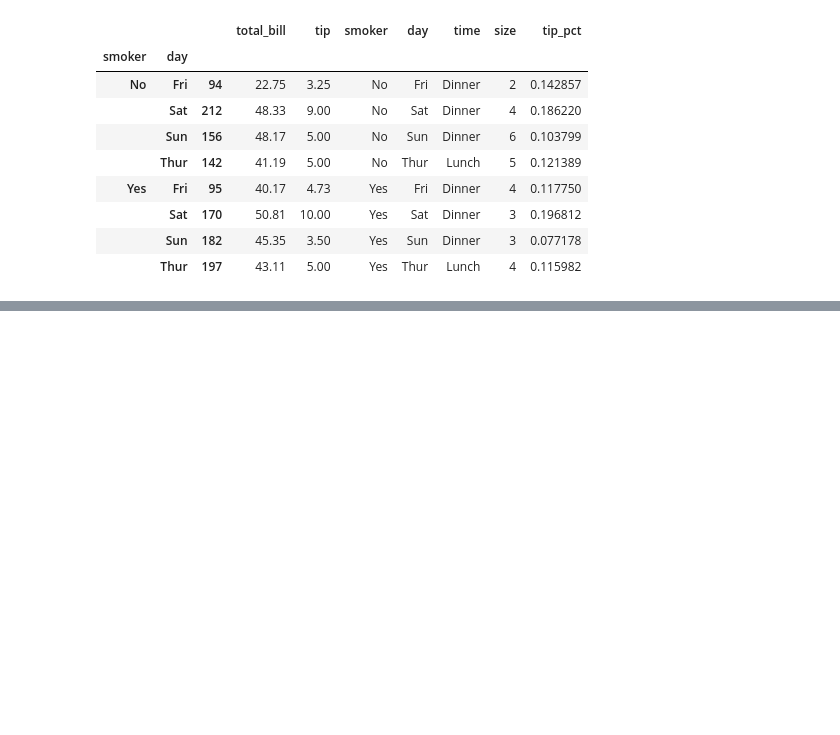
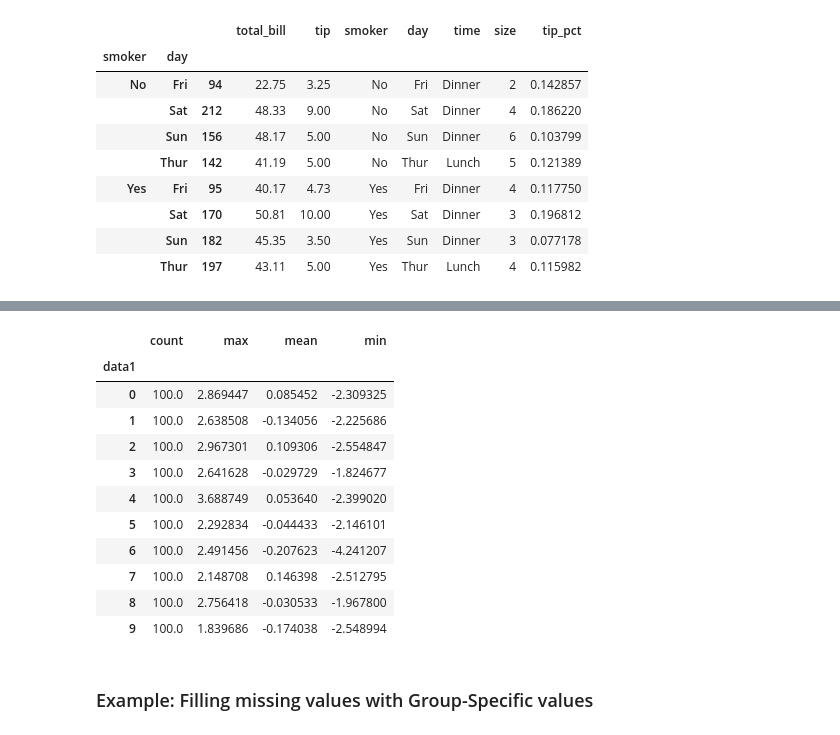
Before and after one commit to indrajeet007/Python-Data-Analysis-Notes, a Jupyter notebook: notebooks/Data Aggregation and Group Operations.ipynb, the cells around one changed output, grey strips where cells are left out. Cells and saved outputs as stored; diff of their text form; code cells hidden in the pictures; blank space fills up the shorter version.

```diff
--- a/notebooks/Data Aggregation and Group Operations.ipynb
+++ b/notebooks/Data Aggregation and Group Operations.ipynb
@@ -596,0 +656,4 @@ tips.groupby(['smoker', 'day']).apply(top, n=1, column='total_bill')
+# %%
+frame = pd.DataFrame({'data1': np.random.randn(1000),
+                      'data2': np.random.randn(1000)})
+quartiles = pd.cut(frame.data1, 4)
@@ -596,0 +675,8 @@ tips.groupby(['smoker', 'day']).apply(top, n=1, column='total_bill')
+# %%
+# the categorical object returned by cut can be passed to groupby
+# compute a set of stats for data2 column:
+def get_stats(group):
+    return {'min': group.min(),
+            'max': group.max(),
+            'count': group.count(),
+            'mean': group.mean()}
@@ -596,0 +697,21 @@ tips.groupby(['smoker', 'day']).apply(top, n=1, column='total_bill')
+# %%
+# to return quantile numbers
+grouping = pd.qcut(frame.data1, 10, labels=False)
+# %%
+grouped = frame.data2.groupby(grouping)
+grouped.apply(get_stats).unstack()
+# %% [output]
+|  | count | max | mean | min |
+| data1 |  |  |  |  |
+| 0 | 100.0 | 2.869447 | 0.085452 | -2.309325 |
+| 1 | 100.0 | 2.638508 | -0.134056 | -2.225686 |
+| 2 | 100.0 | 2.967301 | 0.109306 | -2.554847 |
+| 3 | 100.0 | 2.641628 | -0.029729 | -1.824677 |
+| 4 | 100.0 | 3.688749 | 0.053640 | -2.399020 |
+| 5 | 100.0 | 2.292834 | -0.044433 | -2.146101 |
+| 6 | 100.0 | 2.491456 | -0.207623 | -4.241207 |
+| 7 | 100.0 | 2.148708 | 0.146398 | -2.512795 |
+| 8 | 100.0 | 2.756418 | -0.030533 | -1.967800 |
+| 9 | 100.0 | 1.839686 | -0.174038 | -2.548994 |
+# %% [markdown]
+### Example: Filling missing values with Group-Specific values
```
Also changed, not shown: parts of 56 cells of this notebook.
